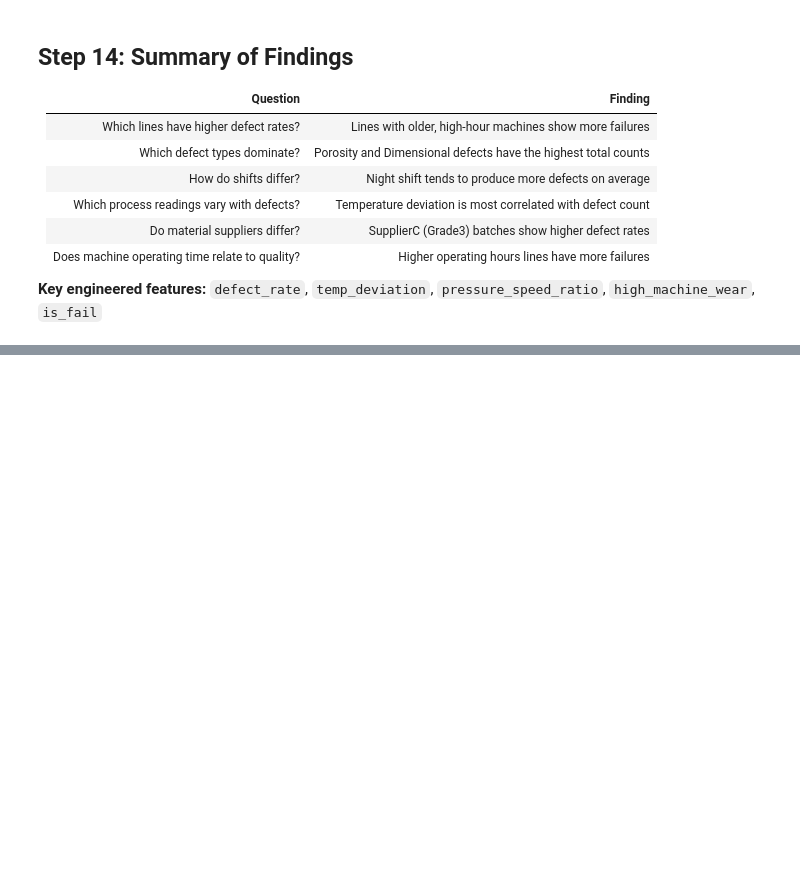
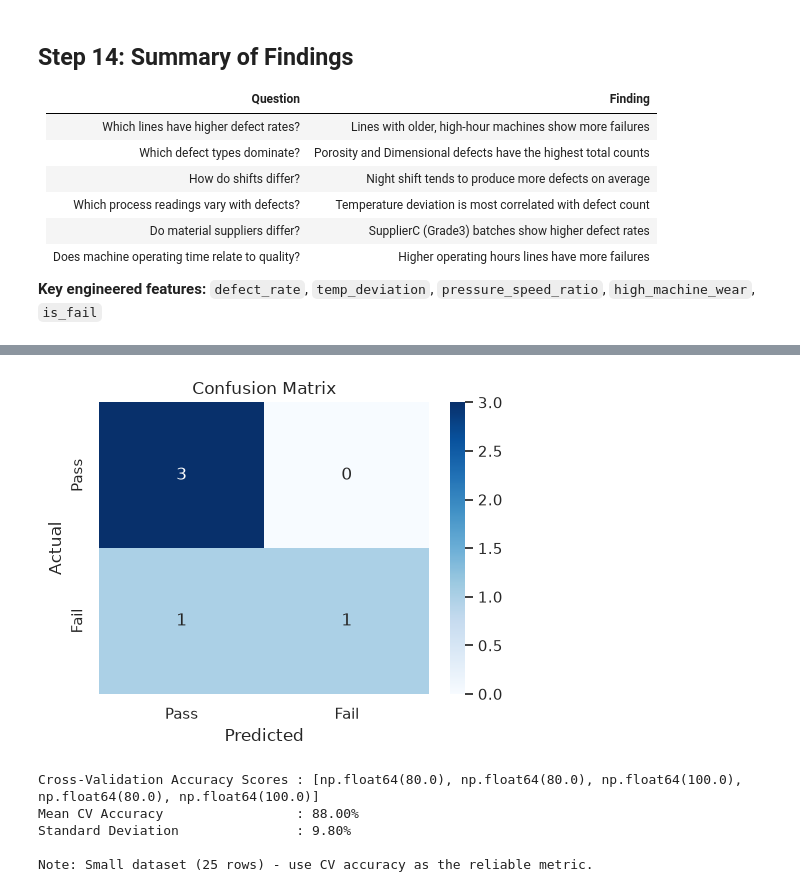
Before and after one commit to SuryaTK2007/DS-SAT, a Jupyter notebook: manufacturing_eda.ipynb, the cells around one changed output, grey strips where cells are left out. Drawn from its saved outputs; the diff is of its cells as text; code cells hidden in the pictures; blank space fills up the shorter version.

```diff
--- a/manufacturing_eda.ipynb
+++ b/manufacturing_eda.ipynb
@@ -774,0 +779,9 @@ Final shape: (25, 21)
+# %%
+from sklearn.model_selection import train_test_split, cross_val_score
+from sklearn.metrics import accuracy_score, classification_report, confusion_matrix
+
+# Split data: 80% train, 20% test
+X_train, X_test, y_train, y_test = train_test_split(X, y, test_size=0.2, random_state=42)
+
+print(f'Training samples : {len(X_train)}')
+print(f'Testing samples  : {len(X_test)}')
@@ -774,0 +791,13 @@ Final shape: (25, 21)
+# %%
+# Train Random Forest on training data
+rf_model = RandomForestClassifier(n_estimators=100, random_state=42)
+rf_model.fit(X_train, y_train)
+
+# Predict on test data
+y_pred = rf_model.predict(X_test)
+
+# Accuracy score
+acc = accuracy_score(y_test, y_pred)
+print(f'Model Accuracy: {acc * 100:.2f}%')
+print('\nClassification Report:')
+print(classification_report(y_test, y_pred, target_names=['Pass', 'Fail']))
@@ -774,0 +816,32 @@ Final shape: (25, 21)
+# %%
+# Confusion Matrix
+cm = confusion_matrix(y_test, y_pred)
+
+plt.figure(figsize=(5, 4))
+sns.heatmap(cm, annot=True, fmt='d', cmap='Blues',
+            xticklabels=['Pass', 'Fail'],
+            yticklabels=['Pass', 'Fail'])
+plt.title('Confusion Matrix')
+plt.xlabel('Predicted')
+plt.ylabel('Actual')
+plt.tight_layout()
+plt.savefig('img/confusion_matrix.png', dpi=150)
+plt.show()
+# %% [output]
+[figure, added]
+# %%
+# Cross-validation: more reliable than single train/test split on small data
+# Uses 5-fold CV -> splits data 5 ways and averages the accuracy
+cv_scores = cross_val_score(RandomForestClassifier(n_estimators=100, random_state=42),
+                             X, y, cv=5, scoring='accuracy')
+
+print(f'Cross-Validation Accuracy Scores : {[round(s*100,1) for s in cv_scores]}')
+print(f'Mean CV Accuracy                 : {cv_scores.mean()*100:.2f}%')
+print(f'Standard Deviation               : {cv_scores.std()*100:.2f}%')
+print('\nNote: Small dataset (25 rows) - use CV accuracy as the reliable metric.')
+# %% [output]
+Cross-Validation Accuracy Scores : [np.float64(80.0), np.float64(80.0), np.float64(100.0), np.float64(80.0), np.float64(100.0)]
+Mean CV Accuracy                 : 88.00%
+Standard Deviation               : 9.80%
+
+Note: Small dataset (25 rows) - use CV accuracy as the reliable metric.
```
Also changed, not shown: parts of 3 cells of this notebook, 1 other file.
